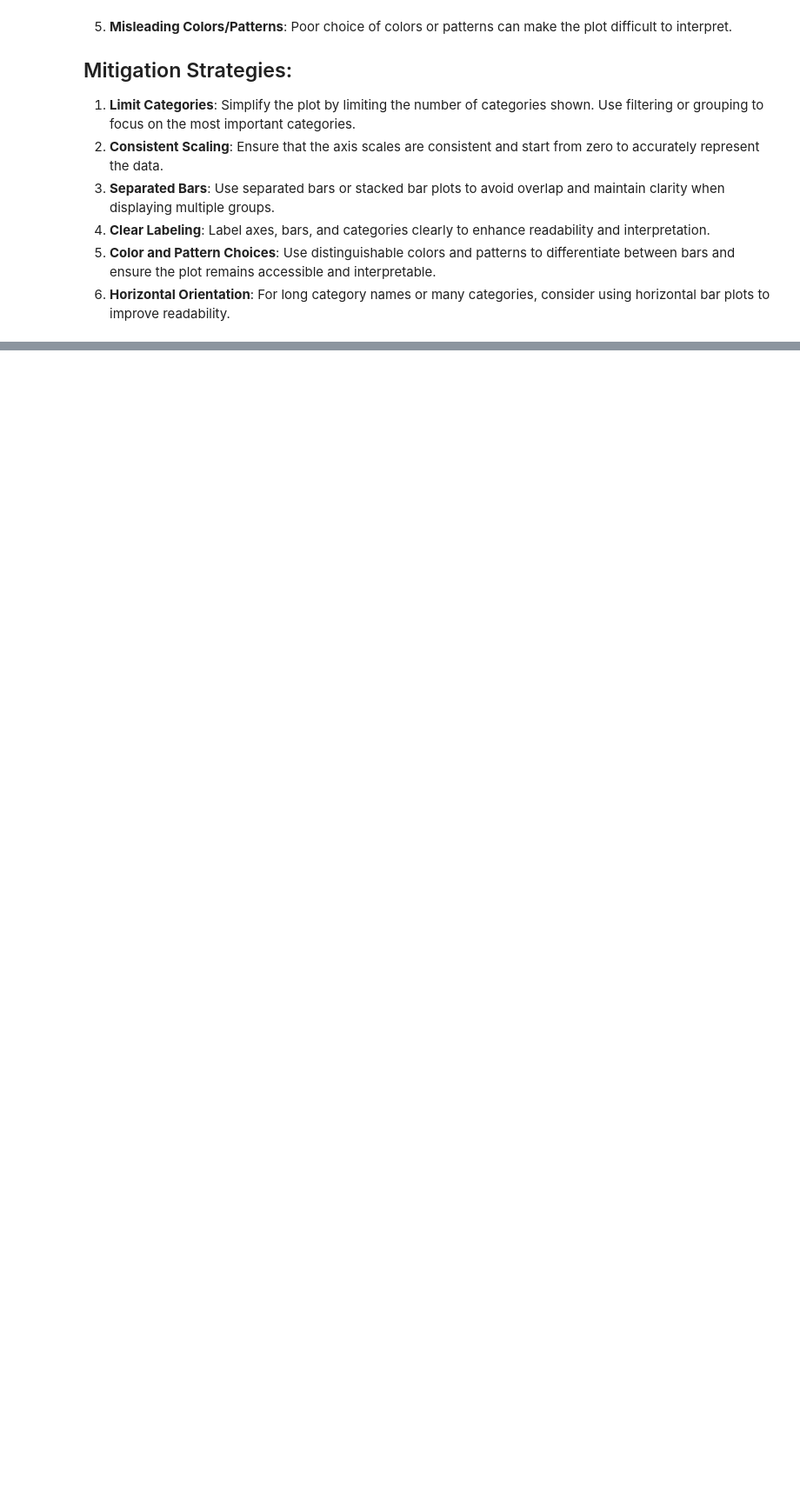
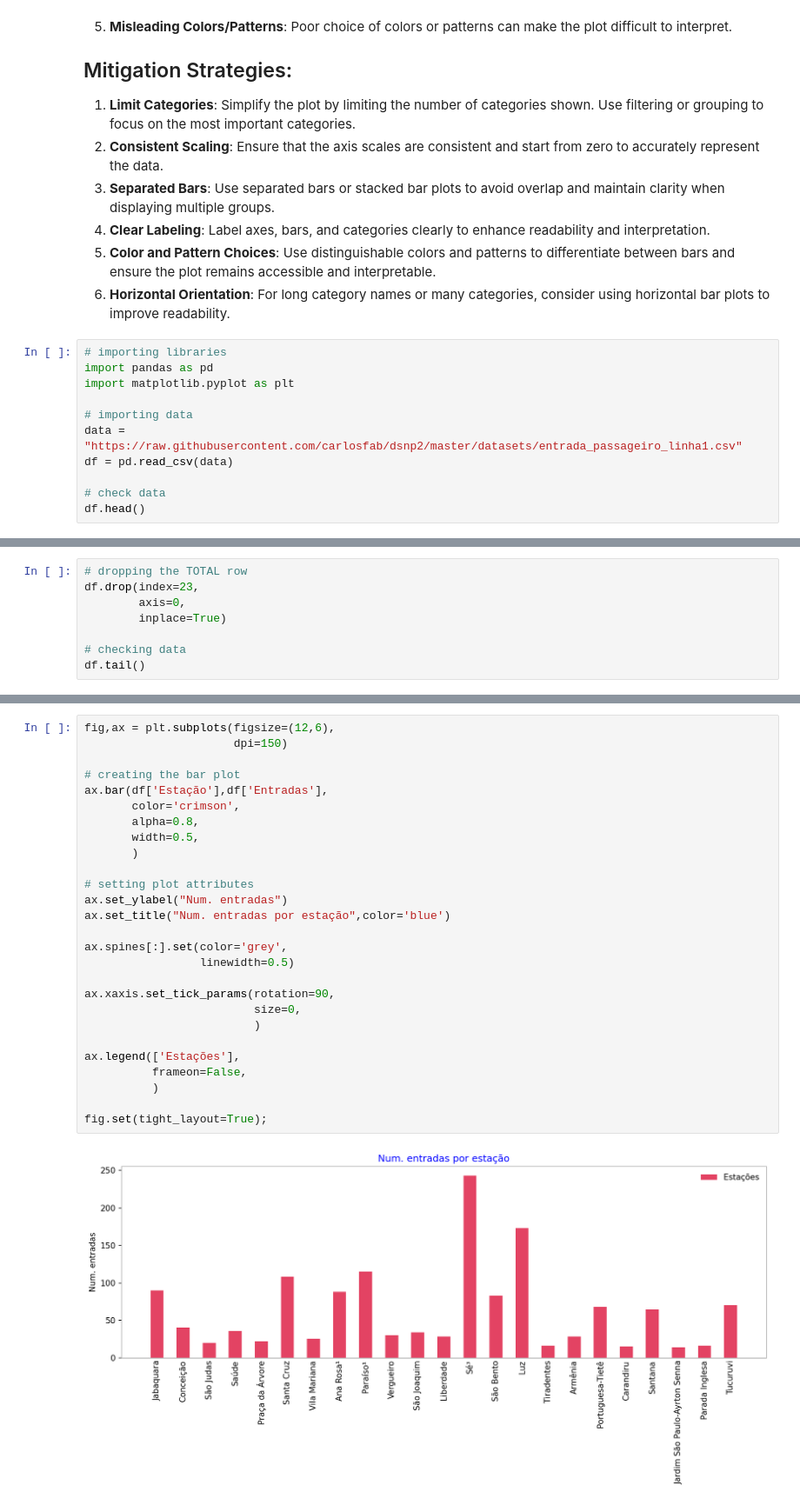
Before and after one commit to pedrohfm/dsnp, a Jupyter notebook: data-visualisation/barplot.ipynb, the cells around one changed output, grey strips where cells are left out. Shown at 87% size. Drawn from its saved outputs; the diff is of its cells as text; blank space fills up the shorter version.

Commit message:
intro to matplotlib

```diff
--- a/data-visualisation/barplot.ipynb
+++ b/data-visualisation/barplot.ipynb
@@ -29,3 +29,14 @@ Bar plots, or bar charts, are graphical displays used to represent categorical d
 4. **Clear Labeling**: Label axes, bars, and categories clearly to enhance readability and interpretation.
 5. **Color and Pattern Choices**: Use distinguishable colors and patterns to differentiate between bars and ensure the plot remains accessible and interpretable.
 6. **Horizontal Orientation**: For long category names or many categories, consider using horizontal bar plots to improve readability.
+# %%
+# importing libraries
+import pandas as pd
+import matplotlib.pyplot as plt
+
+# importing data
+data = "https://raw.githubusercontent.com/carlosfab/dsnp2/master/datasets/entrada_passageiro_linha1.csv"
+df = pd.read_csv(data)
+
+# check data
+df.head()
@@ -31,0 +59,8 @@ Bar plots, or bar charts, are graphical displays used to represent categorical d
+# %%
+# dropping the TOTAL row
+df.drop(index=23,
+        axis=0,
+        inplace=True)
+
+# checking data
+df.tail()
@@ -31,0 +74,29 @@ Bar plots, or bar charts, are graphical displays used to represent categorical d
+# %%
+fig,ax = plt.subplots(figsize=(12,6),
+                      dpi=150)
+
+# creating the bar plot
+ax.bar(df['Estação'],df['Entradas'],
+       color='crimson',
+       alpha=0.8,
+       width=0.5,
+       )
+
+# setting plot attributes
+ax.set_ylabel("Num. entradas")
+ax.set_title("Num. entradas por estação",color='blue')
+
+ax.spines[:].set(color='grey',
+                 linewidth=0.5)
+
+ax.xaxis.set_tick_params(rotation=90,
+                         size=0,
+                         )
+
+ax.legend(['Estações'],
+          frameon=False,
+          )
+
+fig.set(tight_layout=True);
+# %% [output]
+[figure, added]
```
Also changed, not shown: parts of 4 cells of this notebook, 11 other files.
